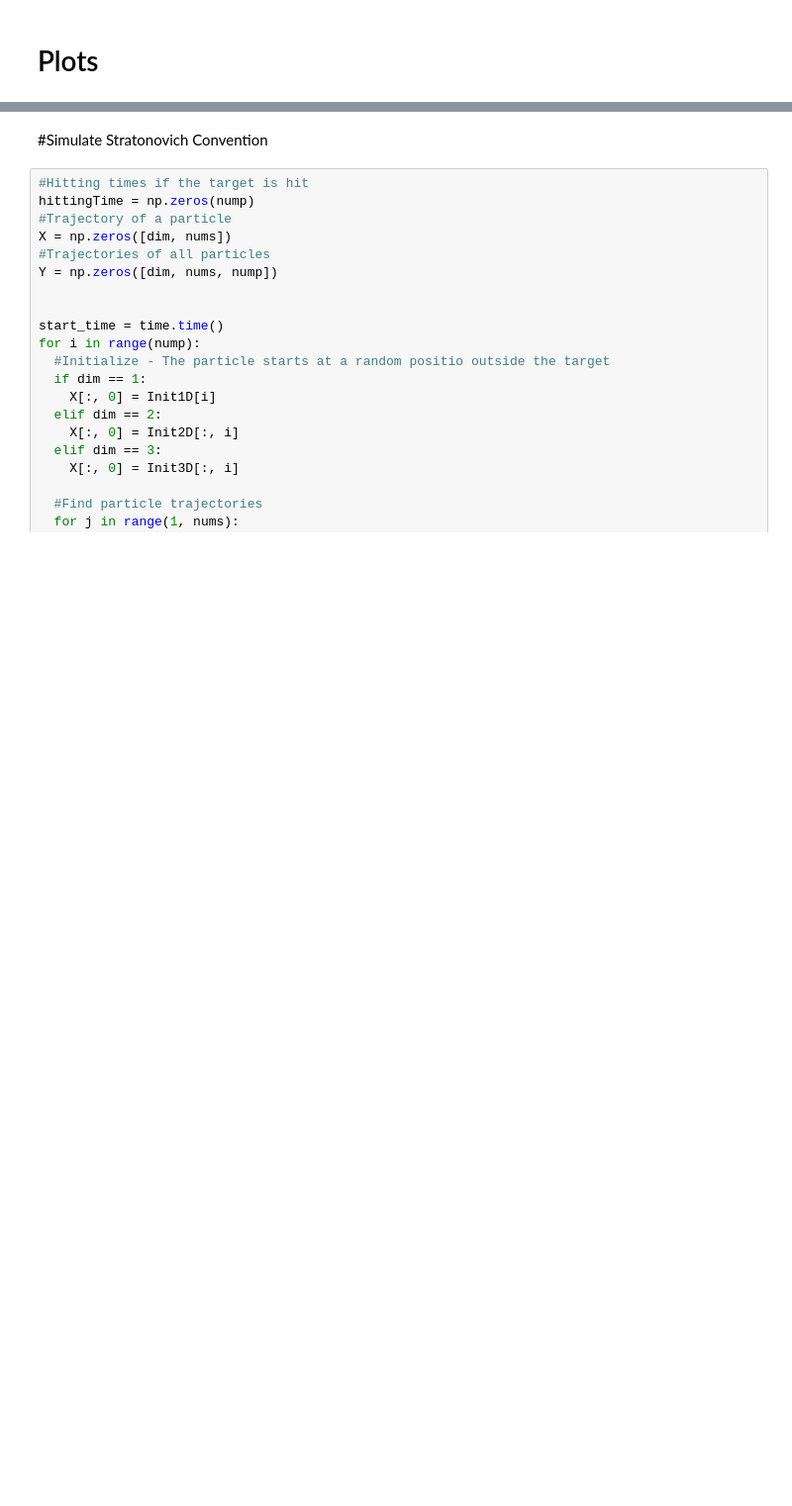
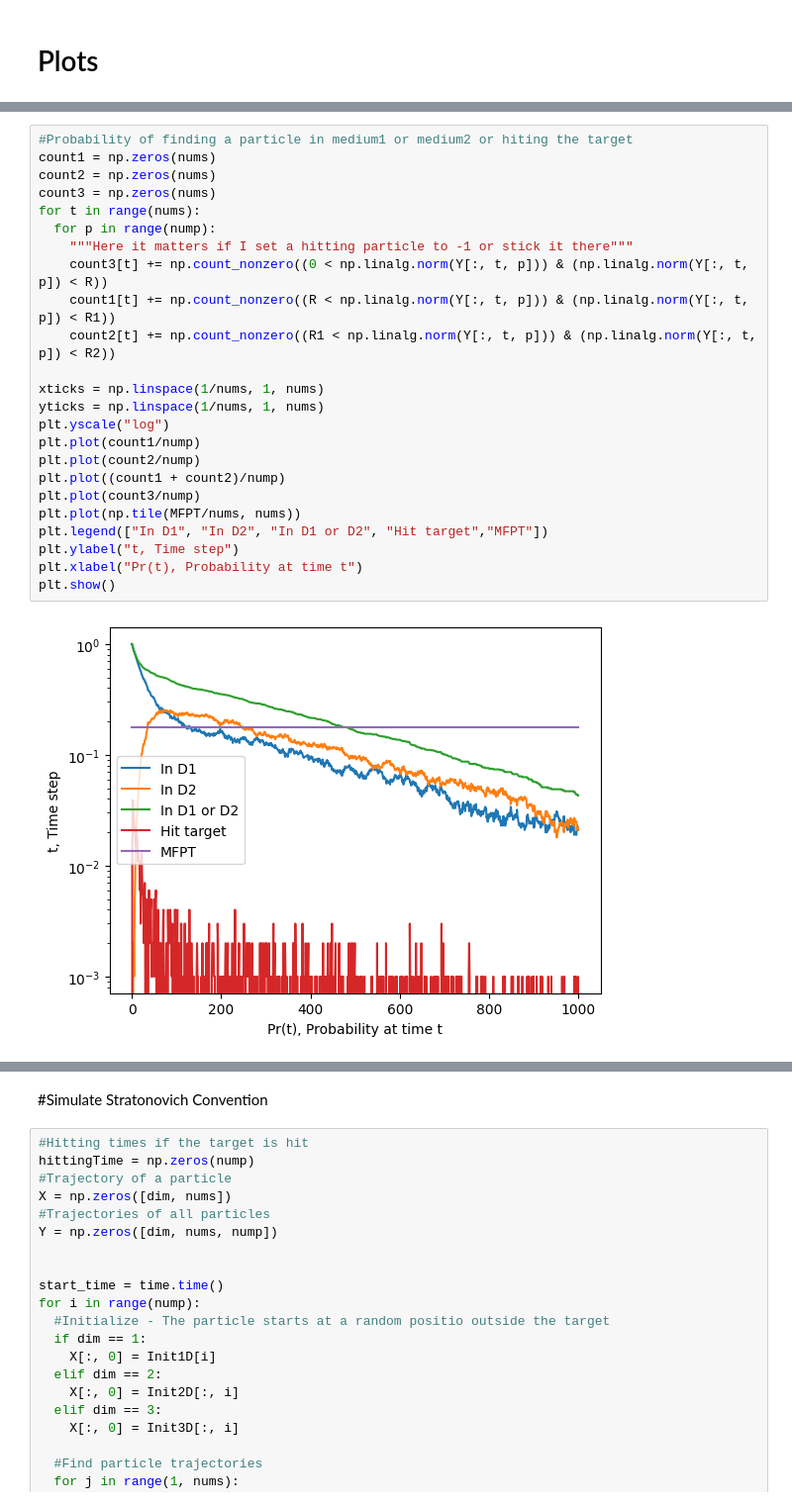
Before and after one commit to shreeganeshasharma/ParticleSimulations, a Jupyter notebook: 2DWithPores.ipynb, the cells around one changed output, grey strips where cells are left out. Shown at 99% size. Cells and saved outputs as stored; diff of their text form; blank space fills up the shorter version.

```diff
--- a/2DWithPores.ipynb
+++ b/2DWithPores.ipynb
@@ -125,3 +221,29 @@ nump =  100000 nums =  1000 --- 2290.6752870082855 seconds ---
+# %%
+#Probability of finding a particle in medium1 or medium2 or hiting the target
+count1 = np.zeros(nums)
+count2 = np.zeros(nums)
+count3 = np.zeros(nums)
+for t in range(nums):
+  for p in range(nump):
+    """Here it matters if I set a hitting particle to -1 or stick it there"""
+    count3[t] += np.count_nonzero((0 < np.linalg.norm(Y[:, t, p])) & (np.linalg.norm(Y[:, t, p]) < R))
+    count1[t] += np.count_nonzero((R < np.linalg.norm(Y[:, t, p])) & (np.linalg.norm(Y[:, t, p]) < R1))
+    count2[t] += np.count_nonzero((R1 < np.linalg.norm(Y[:, t, p])) & (np.linalg.norm(Y[:, t, p]) < R2))
+
+xticks = np.linspace(1/nums, 1, nums)
+yticks = np.linspace(1/nums, 1, nums)
+plt.yscale("log")
+plt.plot(count1/nump)
+plt.plot(count2/nump)
+plt.plot((count1 + count2)/nump)
+plt.plot(count3/nump)
+plt.plot(np.tile(MFPT/nums, nums))
+plt.legend(["In D1", "In D2", "In D1 or D2", "Hit target","MFPT"])
+plt.ylabel("t, Time step")
+plt.xlabel("Pr(t), Probability at time t")
+plt.show()
+# %% [output]
+[figure, added]
 # %%
 #Probability of finding a particle in medium1 or medium2 or hiting the target
 count1 = np.zeros(nums)
```
Also changed, not shown: parts of 10 cells of this notebook.
